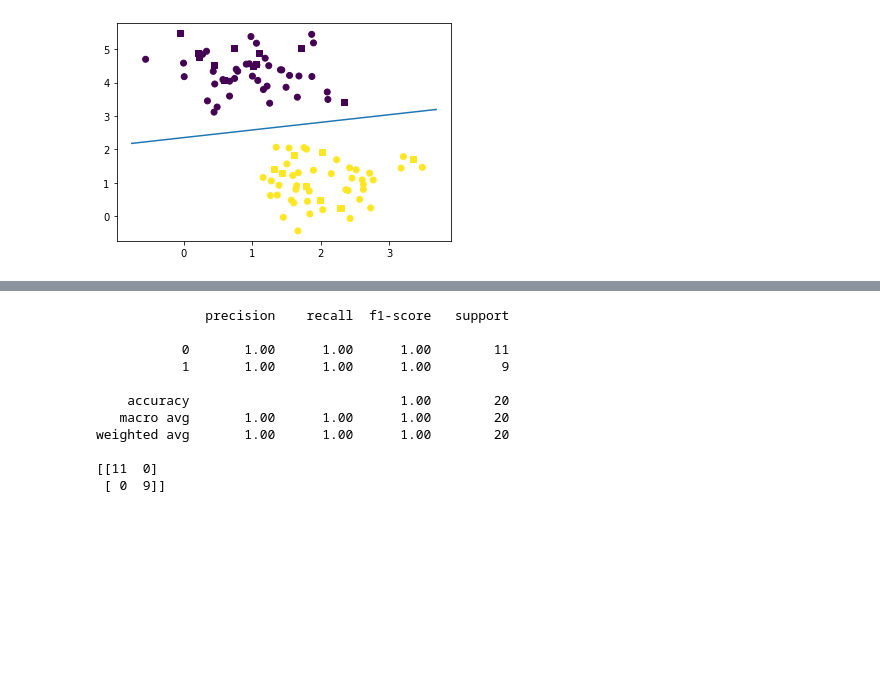
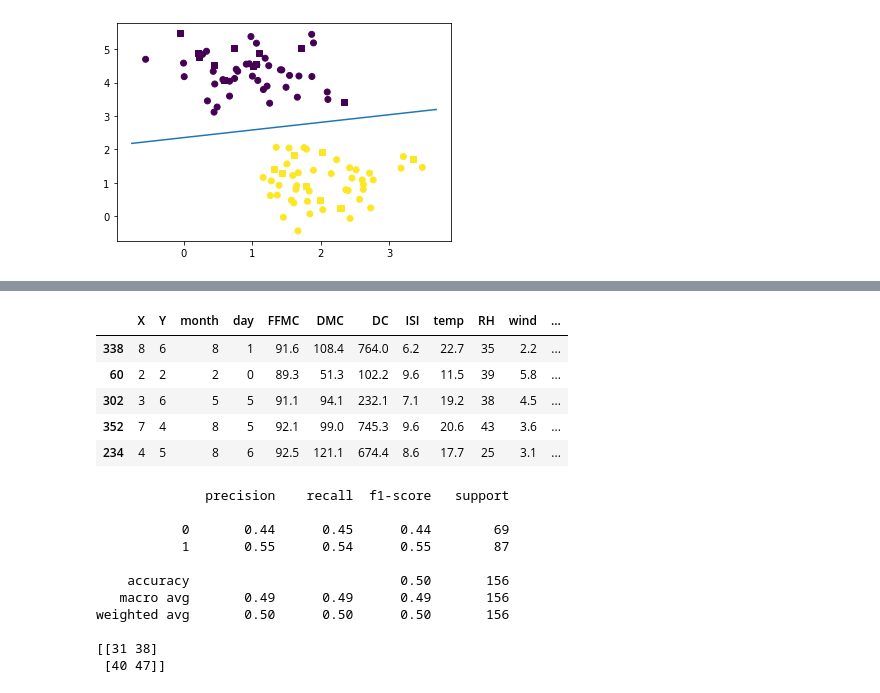
Before and after one commit to GyanGartia/Machine-Learning, a Jupyter notebook: Lab8_SVM.ipynb, the cells around one changed output, grey strips where cells are left out. Cells and saved outputs as stored; diff of their text form; code cells hidden in the pictures; blank space fills up the shorter version.

```diff
--- a/Lab8_SVM.ipynb
+++ b/Lab8_SVM.ipynb
@@ -74,16 +136,46 @@ plt.show()
+# %%
+# Convert categorical variables (months and days) into numerical values
+months_table = ['jan', 'feb', 'mar', 'apr', 'may', 'jun', 'jul', 'aug', 'sep', 'oct', 'nov', 'dec']
+days_table = ['sun', 'mon', 'tue', 'wed', 'thu', 'fri', 'sat']
+
+data['month'] = [months_table.index(month) for month in data['month'] ]
+data['day']   = [days_table.index(day)  for day in data['day']  ]
+# %%
+data['impact'] = [0 if area == 0 else 1 for area in data['area']]
+# %%
+inputs = data.drop(['area','impact'], axis=1)
+target = data['impact']
+# %%
+inputs.sample(5)
+# %% [output]
+|  | X | Y | month | day | FFMC | DMC | DC | ISI | temp | RH | wind | ... |
+| 338 | 8 | 6 | 8 | 1 | 91.6 | 108.4 | 764.0 | 6.2 | 22.7 | 35 | 2.2 | ... |
+| 60 | 2 | 2 | 2 | 0 | 89.3 | 51.3 | 102.2 | 9.6 | 11.5 | 39 | 5.8 | ... |
+| 302 | 3 | 6 | 5 | 5 | 91.1 | 94.1 | 232.1 | 7.1 | 19.2 | 38 | 4.5 | ... |
+| 352 | 7 | 4 | 8 | 5 | 92.1 | 99.0 | 745.3 | 9.6 | 20.6 | 43 | 3.6 | ... |
+| 234 | 4 | 5 | 8 | 6 | 92.5 | 121.1 | 674.4 | 8.6 | 17.7 | 25 | 3.1 | ... |
 # %%
+x_train, x_test, y_train, y_test=train_test_split(inputs, target, test_size=0.3)
+
+# svc_model = SVC()
+svc_model = SVC(kernel='linear')
+svc_model.fit(x_train, y_train)
+
+# make predictions
+y_pred = svc_model.predict(x_test)
+
 # summarize the fit of the model
 print(metrics.classification_report(y_test, y_pred))
 print(metrics.confusion_matrix(y_test, y_pred))
 # %% [output]
               precision    recall  f1-score   support
 
-           0       1.00      1.00      1.00        11
-           1       1.00      1.00      1.00         9
+           0       0.44      0.45      0.44        69
+           1       0.55      0.54      0.55        87
 
-    accuracy                           1.00        20
-   macro avg       1.00      1.00      1.00        20
-weighted avg       1.00      1.00      1.00        20
+    accuracy                           0.50       156
+   macro avg       0.49      0.49      0.49       156
+weighted avg       0.50      0.50      0.50       156
 
-[[11  0]
- [ 0  9]]
+[[31 38]
+ [40 47]]
```
Also changed, not shown: parts of 16 cells of this notebook.
